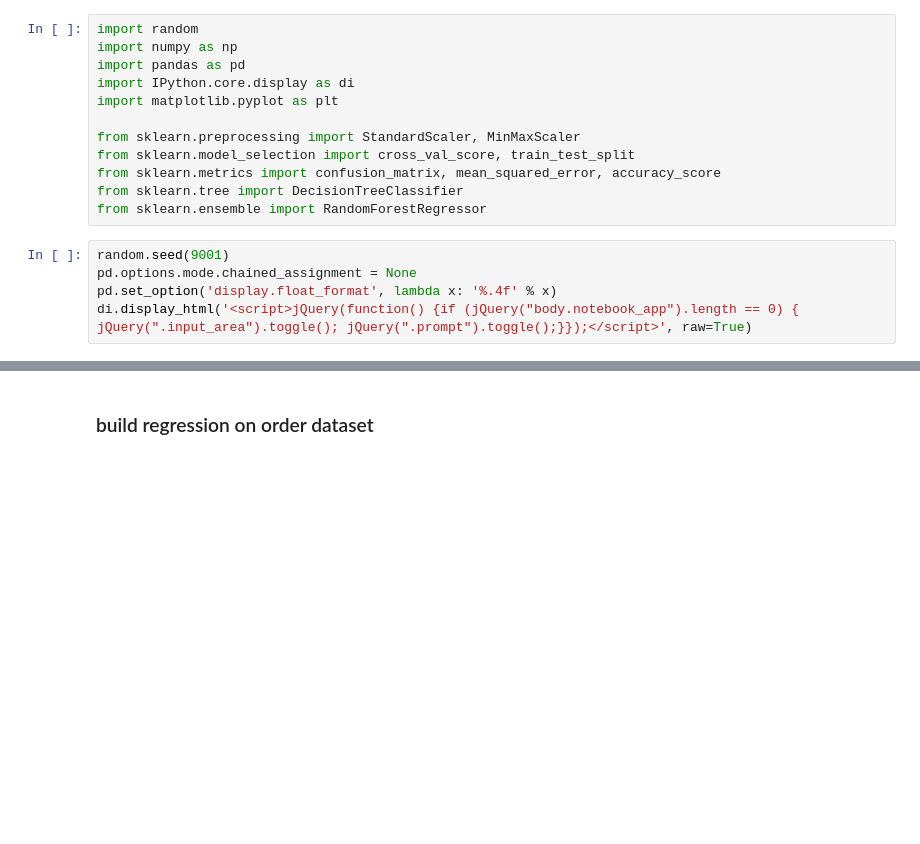
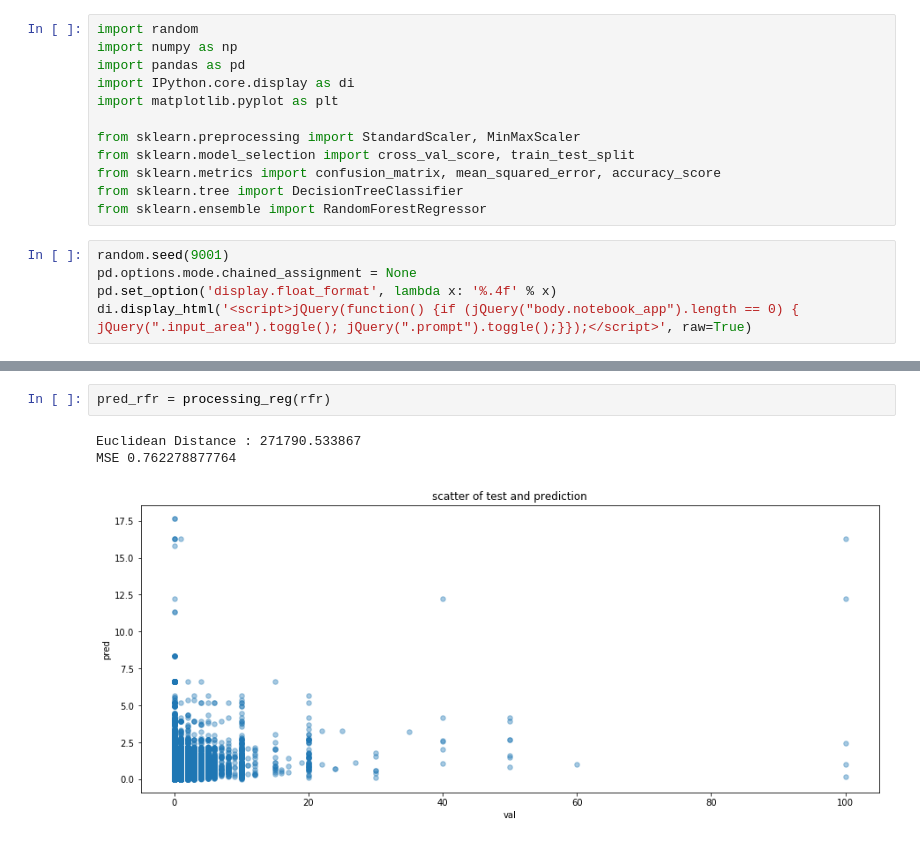
Before and after one commit to t830506/Data_Mining_Cup, a Jupyter notebook: c_regression_model.ipynb, the cells around one changed output, grey strips where cells are left out. Drawn from its saved outputs; the diff is of its cells as text; blank space fills up the shorter version.

```diff
--- a/c_regression_model.ipynb
+++ b/c_regression_model.ipynb
@@ -125,2 +112,6 @@ MSE 0.894902428194
-# %% [markdown]
-### build regression on order dataset
+# %%
+pred_rfr = processing_reg(rfr)
+# %% [output]
+Euclidean Distance : 271790.533867
+MSE 0.762278877764
+[figure, added]
```
Also changed, not shown: parts of 13 cells of this notebook, 2 other files.
